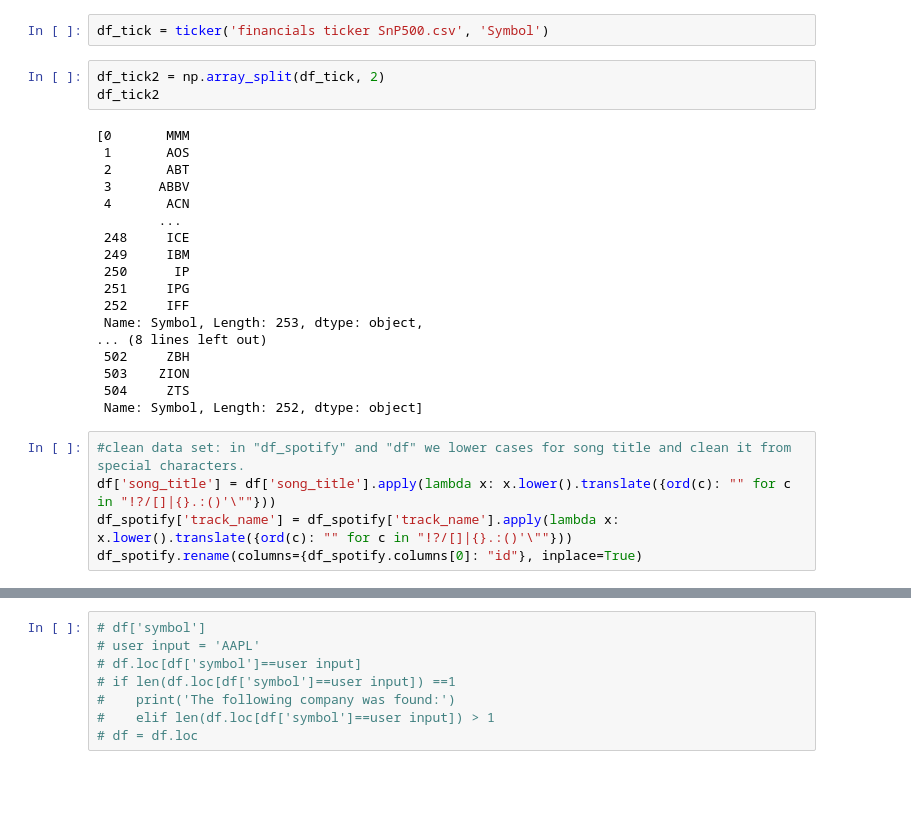
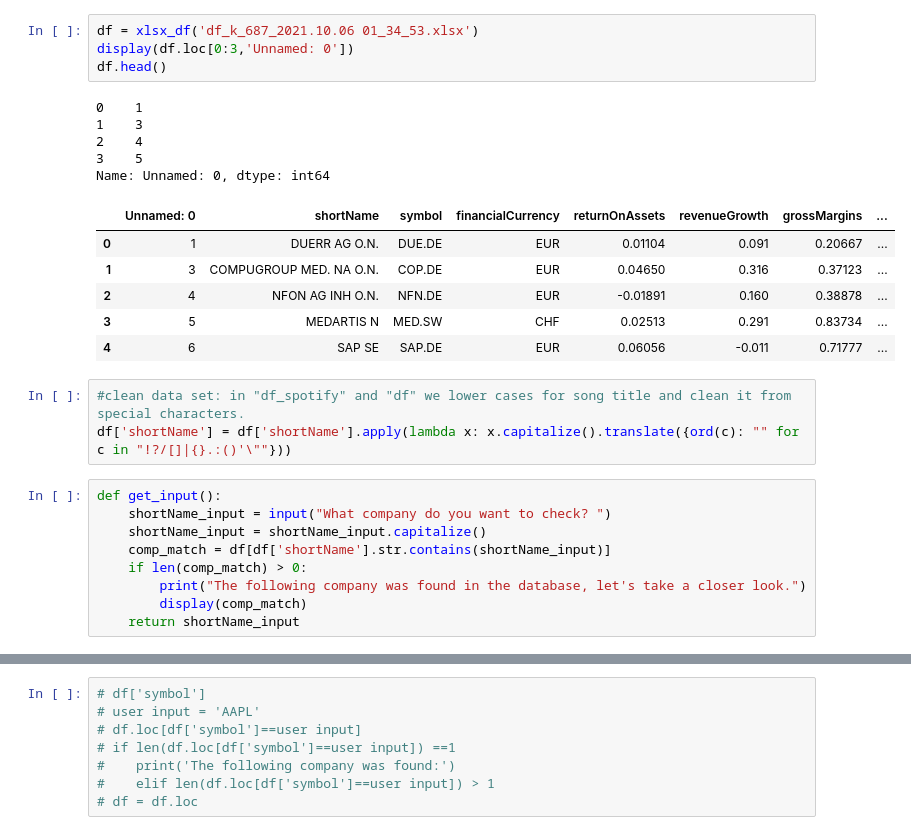
Before and after one commit to DarkSlideRider/IronHack_Final_Project, a Jupyter notebook: Get_user_input.ipynb, the cells around one changed output, grey strips where cells are left out. Drawn from its saved outputs; the diff is of its cells as text; blank space fills up the shorter version.

```diff
--- a/Get_user_input.ipynb
+++ b/Get_user_input.ipynb
@@ -30,28 +16,28 @@ Name: ticker, Length: 6368, dtype: object
-# %%
-df_tick = ticker('financials ticker SnP500.csv', 'Symbol')
-# %%
-df_tick2 = np.array_split(df_tick, 2)
-df_tick2
-# %% [output]
-[0       MMM
- 1       AOS
- 2       ABT
- 3      ABBV
- 4       ACN
-        ...
- 248     ICE
- 249     IBM
- 250      IP
- 251     IPG
- 252     IFF
- Name: Symbol, Length: 253, dtype: object,
-... (8 lines left out)
- 502     ZBH
- 503    ZION
- 504     ZTS
- Name: Symbol, Length: 252, dtype: object]
+# %%
+df = xlsx_df('df_k_687_2021.10.06 01_34_53.xlsx')
+display(df.loc[0:3,'Unnamed: 0'])
+df.head()
+# %% [output]
+0    1
+1    3
+2    4
+3    5
+Name: Unnamed: 0, dtype: int64
+|  | Unnamed: 0 | shortName | symbol | financialCurrency | returnOnAssets | revenueGrowth | grossMargins | ... |
+| 0 | 1 | DUERR AG O.N. | DUE.DE | EUR | 0.01104 | 0.091 | 0.20667 | ... |
+| 1 | 3 | COMPUGROUP MED. NA O.N. | COP.DE | EUR | 0.04650 | 0.316 | 0.37123 | ... |
+| 2 | 4 | NFON AG INH O.N. | NFN.DE | EUR | -0.01891 | 0.160 | 0.38878 | ... |
+| 3 | 5 | MEDARTIS N | MED.SW | CHF | 0.02513 | 0.291 | 0.83734 | ... |
+| 4 | 6 | SAP SE | SAP.DE | EUR | 0.06056 | -0.011 | 0.71777 | ... |
 # %%
 #clean data set: in "df_spotify" and "df" we lower cases for song title and clean it from special characters.
-df['song_title'] = df['song_title'].apply(lambda x: x.lower().translate({ord(c): "" for c in "!?/[]|{}.:()'\""}))
-df_spotify['track_name'] = df_spotify['track_name'].apply(lambda x: x.lower().translate({ord(c): "" for c in "!?/[]|{}.:()'\""}))
-df_spotify.rename(columns={df_spotify.columns[0]: "id"}, inplace=True)
+df['shortName'] = df['shortName'].apply(lambda x: x.capitalize().translate({ord(c): "" for c in "!?/[]|{}.:()'\""}))
+# %%
+def get_input():
+    shortName_input = input("What company do you want to check? ")
+    shortName_input = shortName_input.capitalize()
+    comp_match = df[df['shortName'].str.contains(shortName_input)]
+    if len(comp_match) > 0:
+        print("The following company was found in the database, let's take a closer look.")
+        display(comp_match)
+    return shortName_input
```
Also changed, not shown: parts of 5 cells of this notebook, 4 other files.
